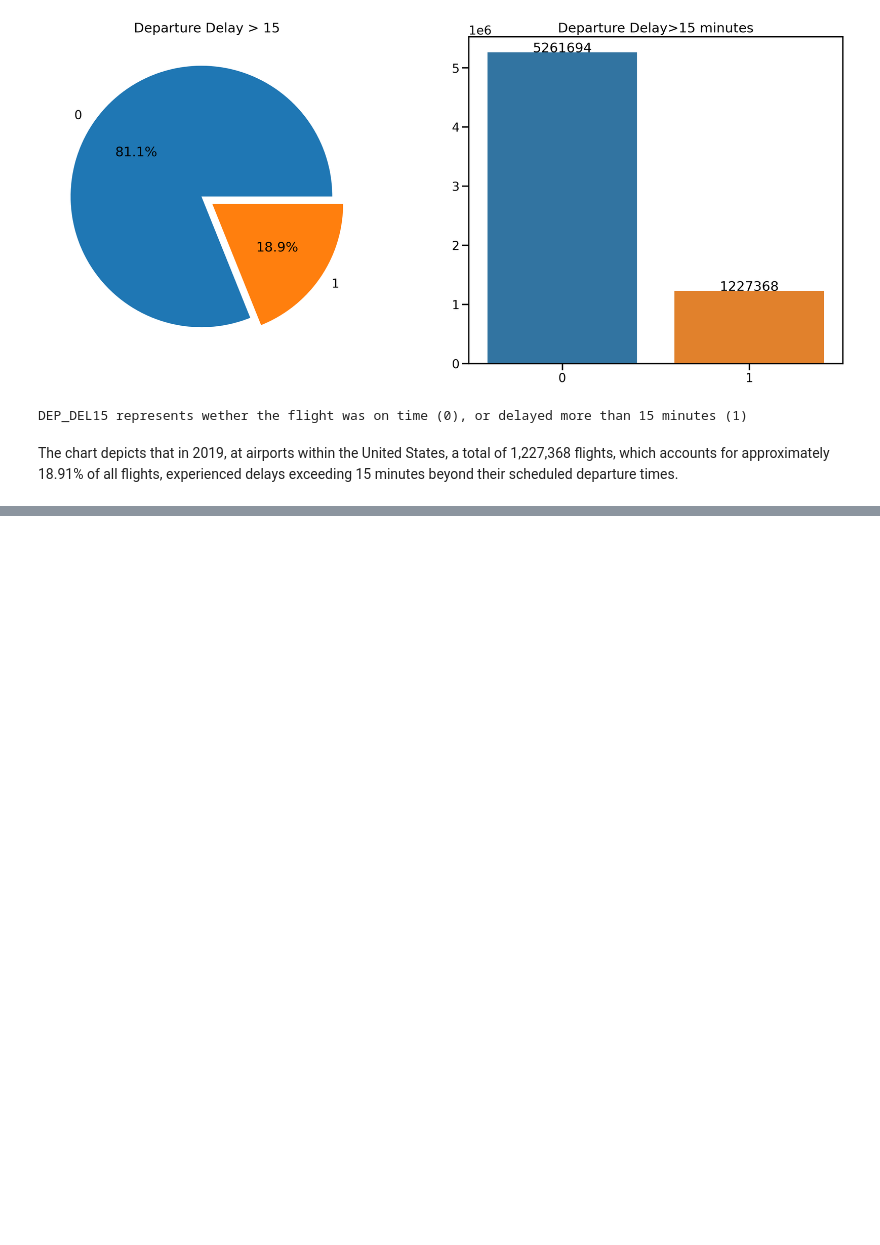
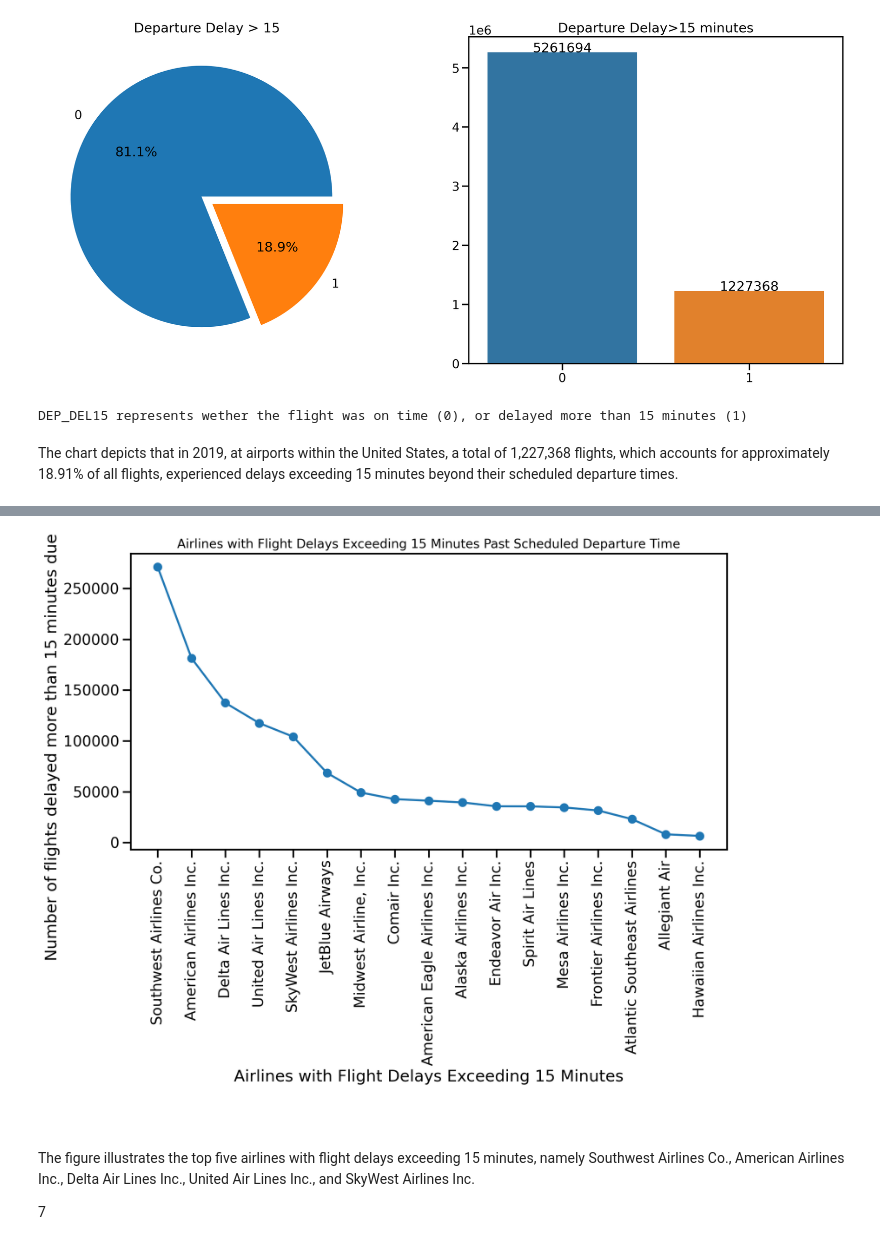
Before and after one commit to RehamTousoun/DataAnalytics_Capstone, a Jupyter notebook: flightDelay.ipynb, the cells around one changed output, grey strips where cells are left out. Cells and saved outputs as stored; diff of their text form; code cells hidden in the pictures; blank space fills up the shorter version.

Commit message:
Added additional plots to investigate the relationship between weather-related flight delays exceeding 15 minutes, airline carriers, and departure time blocks.

```diff
--- a/flightDelay.ipynb
+++ b/flightDelay.ipynb
@@ -390,0 +398,31 @@ The chart depicts that in 2019, at airports within the United States, a total of
+# %%
+plt.figure(figsize=(12,6))
+# Add title
+plt.title('Airlines with Flight Delays Exceeding 15 Minutes Past Scheduled Departure Time',fontsize =14)
+
+# Airlines Having Delayed Flights > 15 minutes after the scheduladed departure time
+Carrier_Delayed = df['CARRIER_NAME'][(df['DEP_DEL15'] == 1)].value_counts()
+
+plt.plot(Carrier_Delayed.index,
+         Carrier_Delayed.values,
+        marker= 'o')
+
+
+# Set x-axis labels with rotation
+plt.xticks(rotation=90)
+
+# Add labels
+plt.xlabel('Airlines with Flight Delays Exceeding 15 Minutes')
+plt.ylabel('Number of flights delayed more than 15 minutes due to weather')
+
+plt.show()
+# %% [output]
+[figure, added]
+# %% [markdown]
+<br>
+# %% [markdown]
+The figure illustrates the top five airlines with flight delays exceeding 15 minutes, namely Southwest Airlines Co., American Airlines Inc., Delta Air Lines Inc., United Air Lines Inc., and SkyWest Airlines Inc.
+
+
+
+7
```
Also changed, not shown: parts of 25 cells of this notebook.
